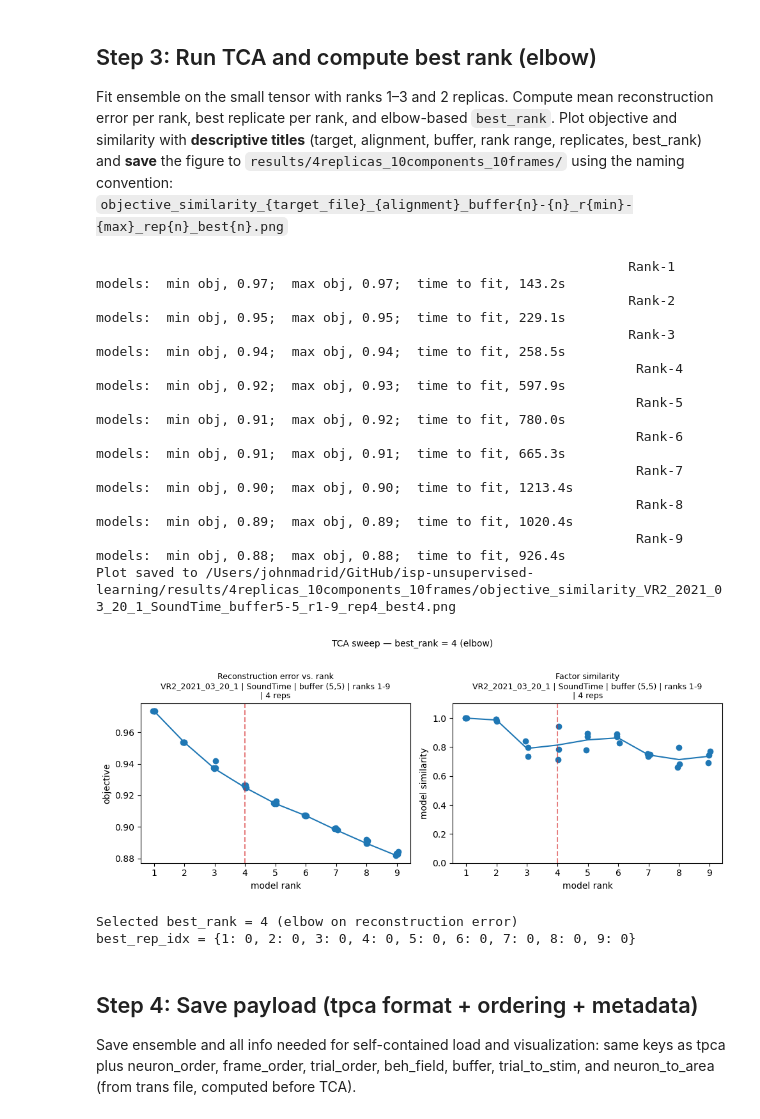
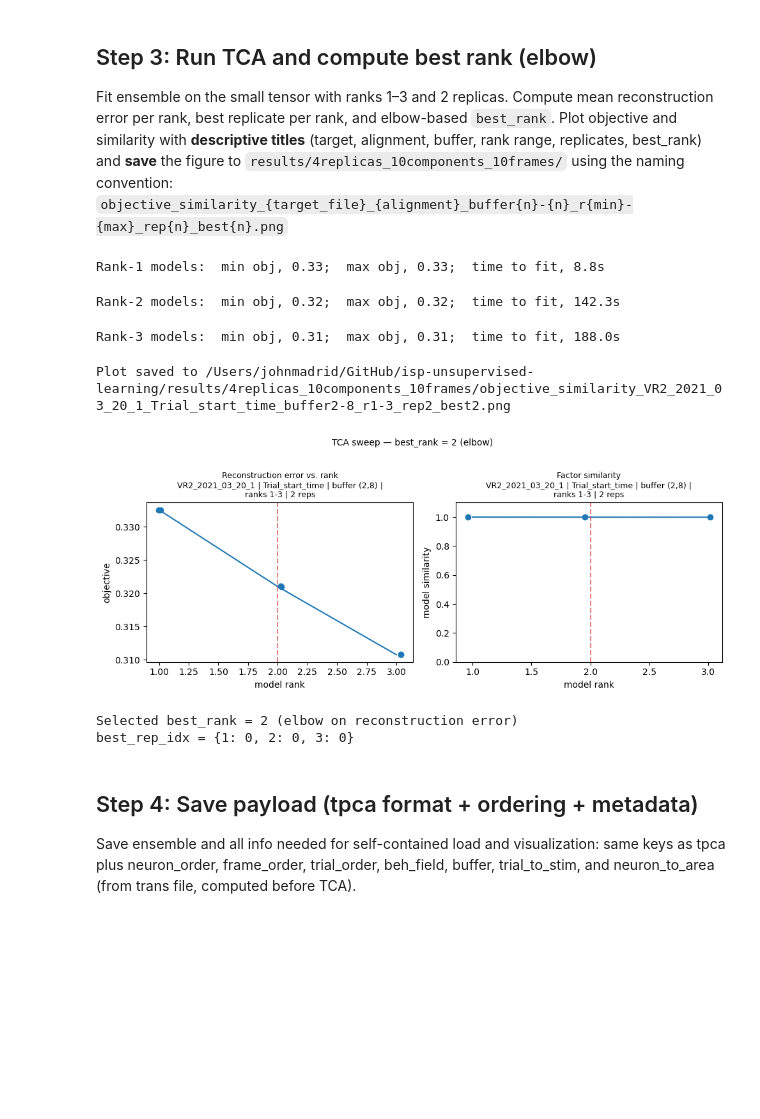
Before and after one commit to JohnMadrid/isp-unsupervised-learning, a Jupyter notebook: Batch_TCA_Pipeline.ipynb, the cells around one changed output. Cells and saved outputs as stored; diff of their text form; code cells hidden in the pictures; blank space fills up the shorter version.

```diff
--- a/Batch_TCA_Pipeline.ipynb
+++ b/Batch_TCA_Pipeline.ipynb
@@ -167,12 +167,12 @@ def create_3d_matrix(trial_timestamps, buffer, spiking_data, spiking_timestamps)
 # %%
 # Step 2 test: small buffer and subset of trials (run after loading spikes + beh above)
 ft = beh['ft'][: spikes.shape[0] + 1]
-trial_timestamps = beh['SoundTime']
-# trial_timestamps = beh['Trial_start_time']
+# trial_timestamps = beh['SoundTime']
+trial_timestamps = beh['Trial_start_time']
 
 # Small test: 4 time frames (1 before + 2 after center), 20 trials
-buffer_small = BUFFER_SOUND  # (2, 8)   # 1 + 2 + 1 = 4 frames
-n_trials_test = 348
+buffer_small = BUFFER_TUNNEL  # (2, 8)   # 1 + 2 + 1 = 4 frames
+n_trials_test = 348 # set 348 for full dataset
 trial_ts_test = trial_timestamps[:n_trials_test]
 
 tensor_small = create_3d_matrix(trial_ts_test, buffer_small, spikes, ft)
@@ -339,28 +426,31 @@ import matplotlib.pyplot as plt
 
 run_speed_small = beh['ft_RunSpeed'][: len(ft)]
 
-tensor_small_raw = create_3d_matrix(trial_ts_test, BUFFER_SOUND, spikes, ft)
+tensor_small_raw = create_3d_matrix(trial_ts_test, BUFFER_TUNNEL, spikes, ft)
 n_neurons, n_time, n_trials = tensor_small_raw.shape
-speed_matrix_small = create_speed_matrix(trial_ts_test, BUFFER_SOUND, ft, run_speed_small)
+speed_matrix_small = create_speed_matrix(trial_ts_test, BUFFER_TUNNEL, ft, run_speed_small)
 
 correct_by_step3 = "simple"  # "simple" (Option A) or "bytrial" (Option B)
 tensor_small = speed_correct_tensor(
     tensor_small_raw, speed_matrix_small, n_neurons, n_time, n_trials, correct_by=correct_by_step3
 )
 
+# Per-neuron shift so all values ≥ 0, compatible with nonnegative TCA (ncp_hals)
+tensor_small = shift_tensor_nonneg(tensor_small)
+
 # Step 3: small rank range and replicates for quick test
-rank_range = range(1, 10)   # ranks 1, 2, 3
-replicates = 4
+rank_range = range(1, 4)   # ranks 1, 2, 3
+replicates = 2
 
 # Alignment and buffer used for this run (for titles and filename)
-# alignment_name = "Trial_start_time"  # tunnel entrance
-alignment_name = "SoundTime"  # tunnel entrance
-buffer_used = BUFFER_SOUND  # (2, 2) for Step 3 test
+alignment_name = "Trial_start_time"  # tunnel entrance
+# alignment_name = "SoundTime"  # sound cue
+buffer_used = BUFFER_TUNNEL  # (2, 2) for Step 3 test
 # Option 1: The method "cp_als" fits a unconstrained tensor decomposition
-ensemble_rank_sweep = tt.Ensemble(fit_method="cp_als")
+# ensemble_rank_sweep = tt.Ensemble(fit_method="cp_als")
 
 # Option 2: The method "ncp_hals" fits a nonnegative tensor decomposition
-# ensemble_rank_sweep = tt.Ensemble(fit_method="ncp_hals")
+ensemble_rank_sweep = tt.Ensemble(fit_method="ncp_hals")
 ensemble_rank_sweep.fit(tensor_small, ranks=rank_range, replicates=replicates)
 
 fig, axes = plt.subplots(1, 2, figsize=(10, 4))
@@ -396,47 +486,41 @@ for r in rank_range:
             best_err = err
             best_idx = i
     mean_errors.append(float(np.mean(errs)))
     best_rep_idx[int(r)] = int(best_idx)
 
 # Elbow heuristic on error curve
 x = np.arange(len(mean_errors), dtype=float) + 1.0
 y = np.array(mean_errors, dtype=float)
 m = (y[-1] - y[0]) / (x[-1] - x[0] + 1e-12)
 b = y[0] - m * x[0]
 dist = np.abs(m * x + b - y) / (np.sqrt(m * m + 1.0) + 1e-12)
 elbow_rank = int(x[np.argmax(dist)])
 best_rank = int(max(1, elbow_rank))
 
 for ax in axes:
     ax.axvline(best_rank, color='tab:red', linestyle='--', alpha=0.6)
 fig.suptitle(f"TCA sweep — best_rank = {best_rank} (elbow)", fontsize=10, y=1.02)
 plt.tight_layout()
 
 # Save plot with naming convention: objective_similarity_{target}_{alignment}_buffer{b}-{b}_r{min}-{max}_rep{n}_best{best}.png
 plot_filename = results_dir / (
     f"objective_similarity_{target_file}_{alignment_name}_buffer{buffer_used[0]}-{buffer_used[1]}_"
     f"r{min(rank_range)}-{max(rank_range)}_rep{replicates}_best{best_rank}.png"
 )
-plt.savefig(plot_filename, dpi=150, bbox_inches='tight')
+# plt.savefig(plot_filename, dpi=150, bbox_inches='tight')
 print(f"Plot saved to {plot_filename}")
 plt.show()
 
 print(f"Selected best_rank = {best_rank} (elbow on reconstruction error)")
 print(f"best_rep_idx = {best_rep_idx}")
 # %% [output]
-                                                                    Rank-1 models:  min obj, 0.97;  max obj, 0.97;  time to fit, 143.2s
-                                                                    Rank-2 models:  min obj, 0.95;  max obj, 0.95;  time to fit, 229.1s
-                                                                    Rank-3 models:  min obj, 0.94;  max obj, 0.94;  time to fit, 258.5s
-                                                                     Rank-4 models:  min obj, 0.92;  max obj, 0.93;  time to fit, 597.9s
-                                                                     Rank-5 models:  min obj, 0.91;  max obj, 0.92;  time to fit, 780.0s
-                                                                     Rank-6 models:  min obj, 0.91;  max obj, 0.91;  time to fit, 665.3s
-                                                                     Rank-7 models:  min obj, 0.90;  max obj, 0.90;  time to fit, 1213.4s
-                                                                     Rank-8 models:  min obj, 0.89;  max obj, 0.89;  time to fit, 1020.4s
-                                                                     Rank-9 models:  min obj, 0.88;  max obj, 0.88;  time to fit, 926.4s
-Plot saved to /Users/johnmadrid/GitHub/isp-unsupervised-learning/results/4replicas_10components_10frames/objective_similarity_VR2_2021_03_20_1_SoundTime_buffer5-5_r1-9_rep4_best4.png
+Rank-1 models:  min obj, 0.33;  max obj, 0.33;  time to fit, 8.8s
+Rank-2 models:  min obj, 0.32;  max obj, 0.32;  time to fit, 142.3s
+Rank-3 models:  min obj, 0.31;  max obj, 0.31;  time to fit, 188.0s
+Plot saved to /Users/johnmadrid/GitHub/isp-unsupervised-learning/results/4replicas_10components_10frames/objective_similarity_VR2_2021_03_20_1_Trial_start_time_buffer2-8_r1-3_rep2_best2.png
-[figure, old version]
+[figure, new version]
-Selected best_rank = 4 (elbow on reconstruction error)
-best_rep_idx = {1: 0, 2: 0, 3: 0, 4: 0, 5: 0, 6: 0, 7: 0, 8: 0, 9: 0}
+Selected best_rank = 2 (elbow on reconstruction error)
+best_rep_idx = {1: 0, 2: 0, 3: 0}
 # %% [markdown]
 ## Step 4: Save payload (tpca format + ordering + metadata)
 
```
Also changed, not shown: parts of 13 cells of this notebook, 7 other files.
